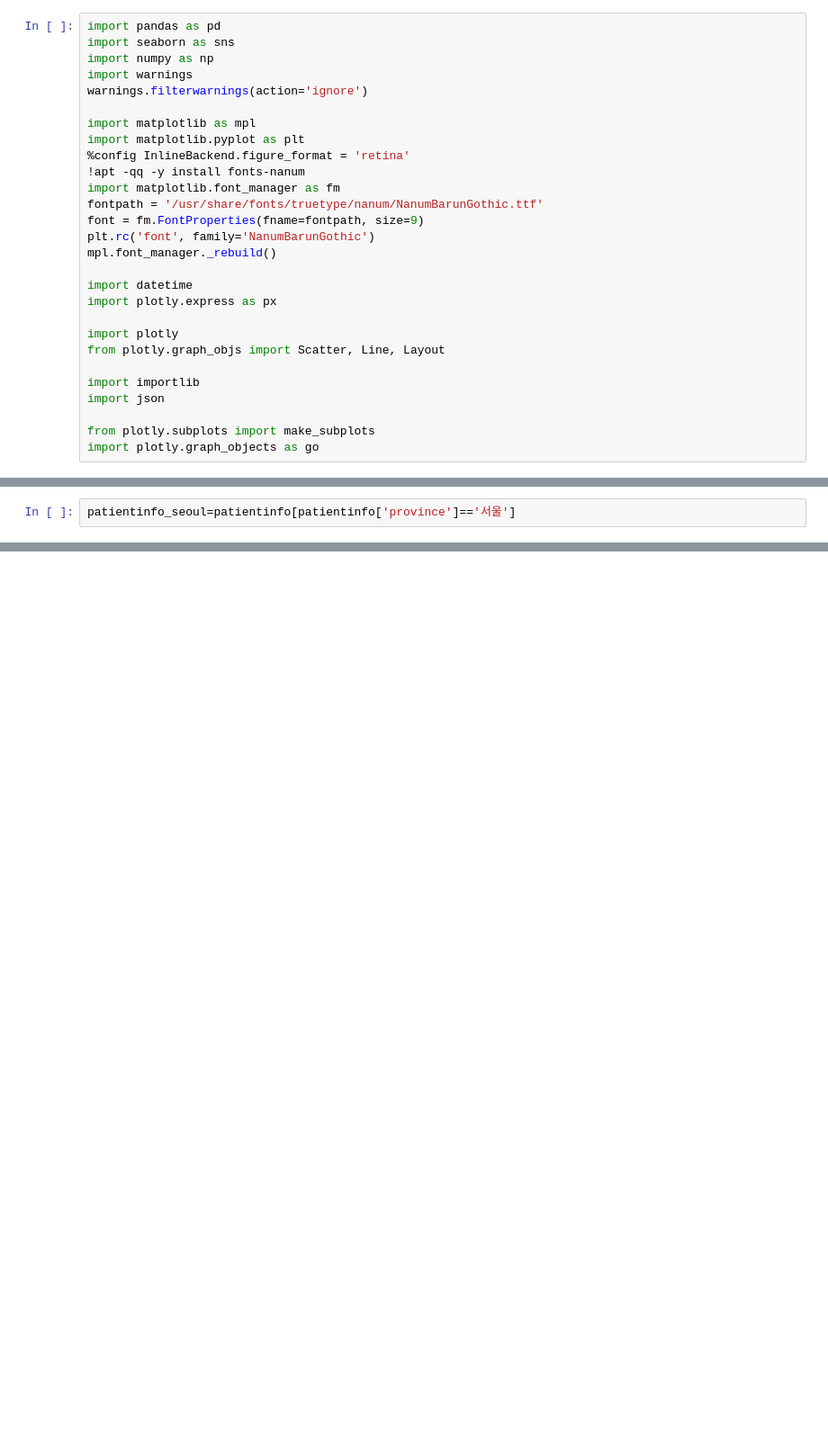
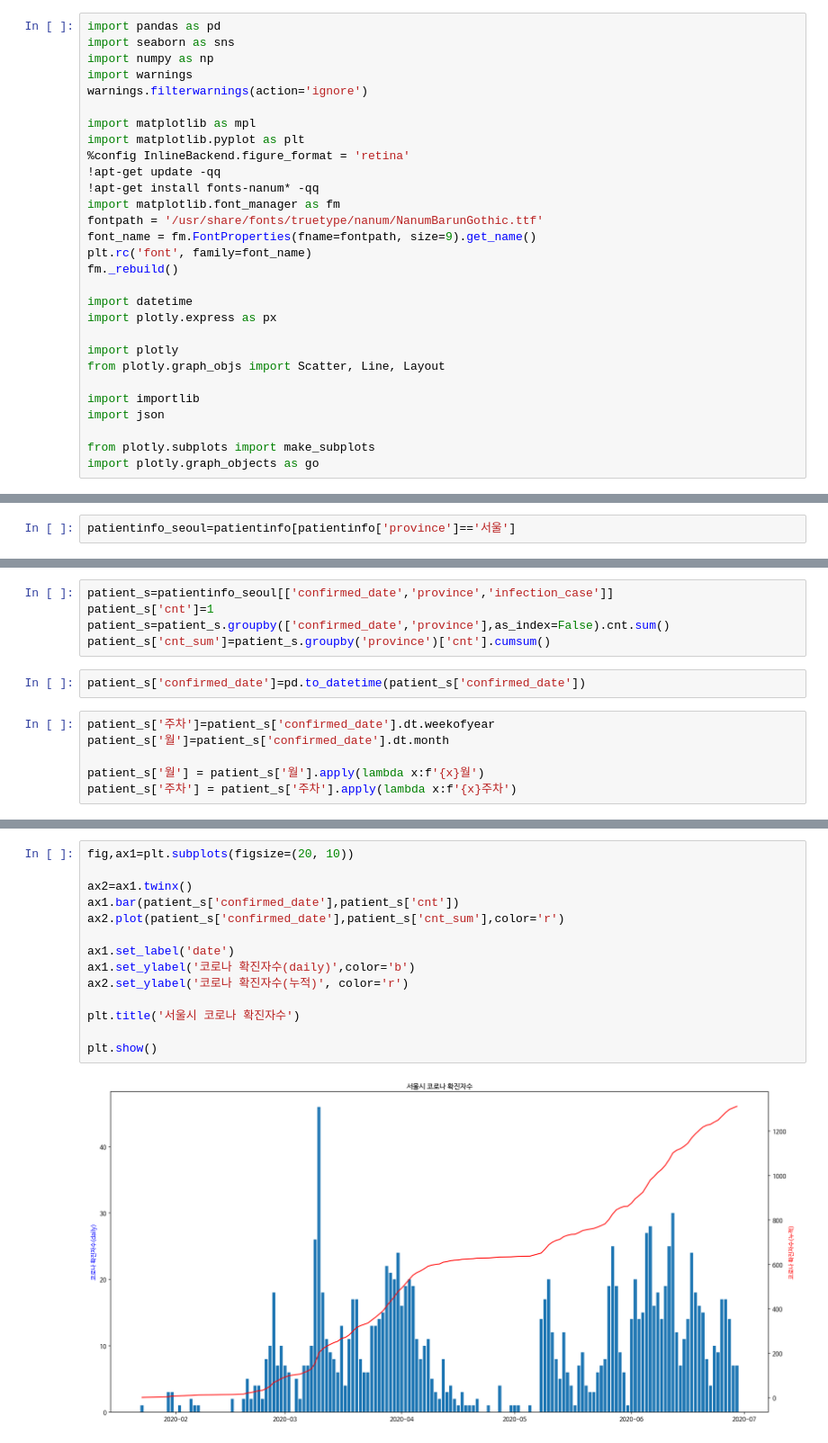
Before and after one commit to con11235/covid19_visualize, a Jupyter notebook: markdown/승혜.ipynb, the cells around one changed output, grey strips where cells are left out. Shown at 90% size. Saved outputs shown, nothing was run; the diff lists cells and outputs as text; blank space fills up the shorter version.

```diff
--- a/markdown/승혜.ipynb
+++ b/markdown/승혜.ipynb
@@ -34,12 +32,13 @@ warnings.filterwarnings(action='ignore')
 import matplotlib as mpl
 import matplotlib.pyplot as plt
 %config InlineBackend.figure_format = 'retina'
-!apt -qq -y install fonts-nanum
+!apt-get update -qq
+!apt-get install fonts-nanum* -qq
 import matplotlib.font_manager as fm
 fontpath = '/usr/share/fonts/truetype/nanum/NanumBarunGothic.ttf'
-font = fm.FontProperties(fname=fontpath, size=9)
-plt.rc('font', family='NanumBarunGothic')
-mpl.font_manager._rebuild()
+font_name = fm.FontProperties(fname=fontpath, size=9).get_name()
+plt.rc('font', family=font_name)
+fm._rebuild()
 
 import datetime
 import plotly.express as px
@@ -217,0 +79,13 @@ fig.show()
+# %%
+patient_s=patientinfo_seoul[['confirmed_date','province','infection_case']]
+patient_s['cnt']=1
+patient_s=patient_s.groupby(['confirmed_date','province'],as_index=False).cnt.sum()
+patient_s['cnt_sum']=patient_s.groupby('province')['cnt'].cumsum()
+# %%
+patient_s['confirmed_date']=pd.to_datetime(patient_s['confirmed_date'])
+# %%
+patient_s['주차']=patient_s['confirmed_date'].dt.weekofyear
+patient_s['월']=patient_s['confirmed_date'].dt.month
+
+patient_s['월'] = patient_s['월'].apply(lambda x:f'{x}월')
+patient_s['주차'] = patient_s['주차'].apply(lambda x:f'{x}주차')
@@ -217,0 +110,16 @@ fig.show()
+# %%
+fig,ax1=plt.subplots(figsize=(20, 10))
+
+ax2=ax1.twinx()
+ax1.bar(patient_s['confirmed_date'],patient_s['cnt'])
+ax2.plot(patient_s['confirmed_date'],patient_s['cnt_sum'],color='r')
+
+ax1.set_label('date')
+ax1.set_ylabel('코로나 확진자수(daily)',color='b')
+ax2.set_ylabel('코로나 확진자수(누적)', color='r')
+
+plt.title('서울시 코로나 확진자수')
+
+plt.show()
+# %% [output]
+[figure, added]
```
Also changed, not shown: parts of 54 cells of this notebook.
